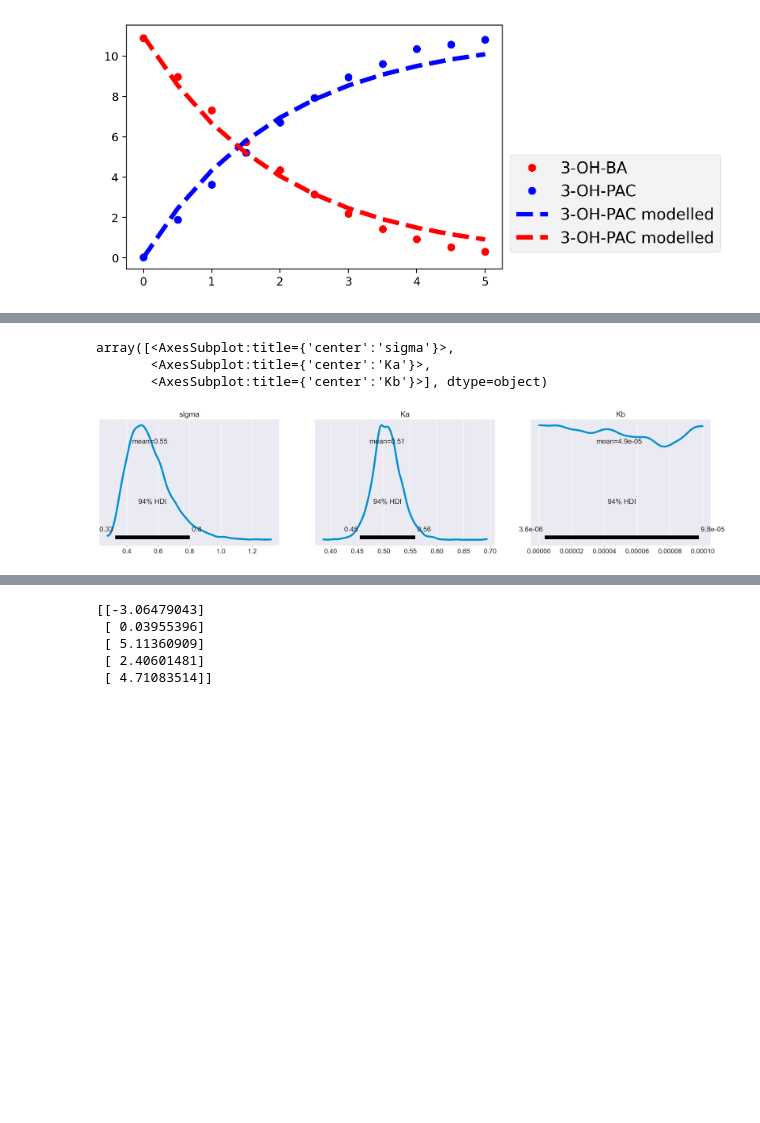
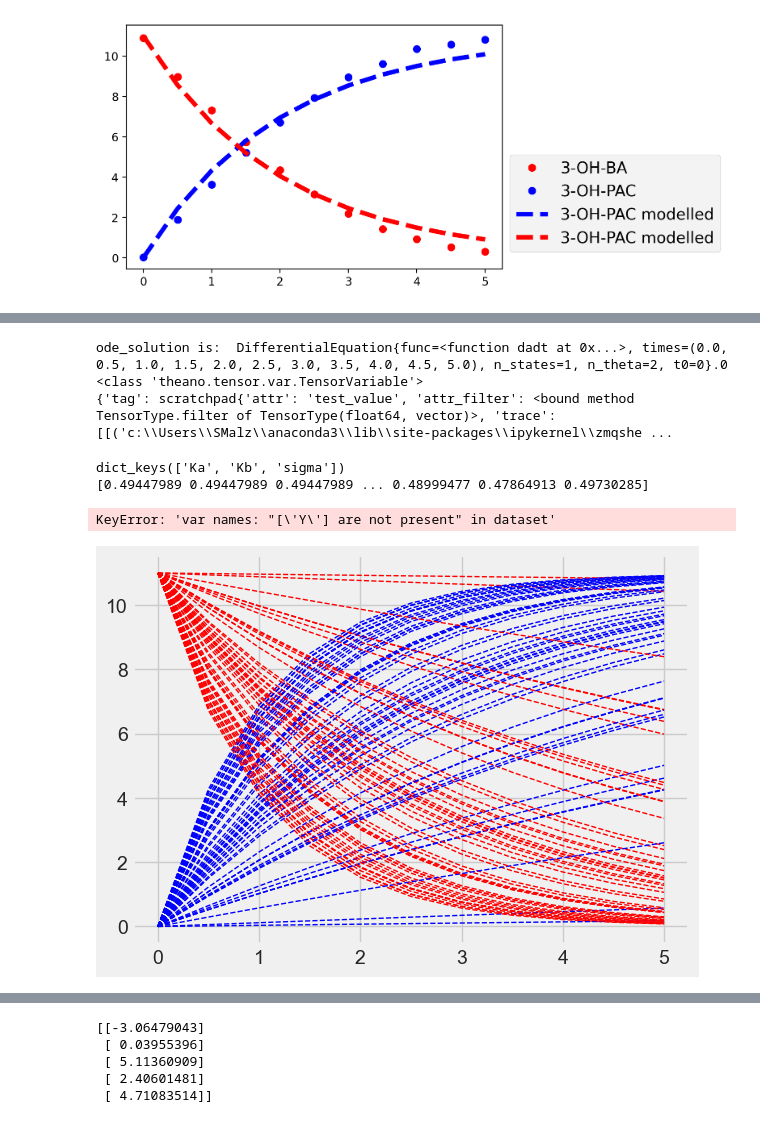
Before and after one commit to BioCatHub/wt_modeling, a Jupyter notebook: Drafts/pymc3/dataset_dominic.ipynb, the cells around one changed output, grey strips where cells are left out. Cells and saved outputs as stored; diff of their text form; code cells hidden in the pictures; blank space fills up the shorter version.

Commit message:
feat pymc3 optimised

```diff
--- a/Drafts/pymc3/dataset_dominic.ipynb
+++ b/Drafts/pymc3/dataset_dominic.ipynb
@@ -161,7 +151,6 @@ data = np.array(data_list)
 y0_array = np.array([11, 0])
 y0 = [20]
 
-
 def dadt(y, t, p):
     dadt = -p[0]*y[0] + p[1]*y[0]
     return dadt
@@ -178,11 +167,21 @@ ode_model = DifferentialEquation(func=dadt, times=time, n_states=1, n_theta=2)
 with pm.Model() as model:
     # Specify prior distributions for soem of our model parameters
     Ka = pm.Uniform("Ka", 0, 1)
+    init = pm.Normal("init",11, 1)
     Kb = pm.Uniform("Kb", 0, 0.000000001)
     sigma = pm.Normal("sigma", 0.1)
 
     ode_solution = ode_model(y0=[11], theta=[Ka, Kb])
+    # man kann die ode solutions slicen
+    ode_solution_s = ode_solution[:,0]
+
     # The ode_solution has a shape of (n_times, n_states)
+    # hierarchical modelling
+    # Tensor variablen ansehen
+
+    # Ode solution can be splitted in several likelihoods, however this works
+    # murefi???????
+    # Array broadcasting: Wenn man als µ einen Vektor reingibt, kann man als observed eine Matrix reingibt
 
     Y = pm.Normal("Y", mu=ode_solution, sigma=sigma, observed=substrates)
 
@@ -268,10 +267,11 @@ with pm.Model() as model:
     # The ode_solution has a shape of (n_times, n_states)
 
     Y = pm.Normal("Y", mu=ode_solution, sigma=sigma, observed=substrates)
+    print(type(Y))
 
-    prior = pm.sample_prior_predictive()
-    trace = pm.sample(2000, tune=1000, cores=1)
-    posterior_predictive = pm.sample_posterior_predictive(trace)
+    prior = pm.sample_prior_predictive(samples=50)
+    trace = (pm.sample(2000, tune=1000, cores=1))
+    posterior = (pm.sample_posterior_predictive(trace, var_names=["Y","Ka", "Kb", "sigma"]))
 
-    data = az.from_pymc3(trace=trace,posterior_predictive=posterior_predictive)
+    #data = az.from_pymc3(trace = trace, prior = prior, posterior = posterior)
 # %% [output]
@@ -299,11 +301,44 @@ There were 7 divergences after tuning. Increase `target_accept` or reparameteriz
 [interactive output not drawn]
-# %%
-az.plot_posterior(data)
-# %% [output]
-array([<AxesSubplot:title={'center':'sigma'}>,
-       <AxesSubplot:title={'center':'Ka'}>,
-       <AxesSubplot:title={'center':'Kb'}>], dtype=object)
-[figure, removed]
+# %%
+print("ode_solution is: ",ode_solution)
+subtensor1 = ode_solution[0]
+print(type(subtensor1))
+
+print(subtensor1.__dict__)
+
+
+
+#tensor = ode_solution[1:3]
+# %% [output]
+ode_solution is:  DifferentialEquation{func=<function dadt at 0x...>, times=(0.0, 0.5, 1.0, 1.5, 2.0, 2.5, 3.0, 3.5, 4.0, 4.5, 5.0), n_states=1, n_theta=2, t0=0}.0
+<class 'theano.tensor.var.TensorVariable'>
+{'tag': scratchpad{'attr': 'test_value', 'attr_filter': <bound method TensorType.filter of TensorType(float64, vector)>, 'trace': [[('c:\\Users\\SMalz\\anaconda3\\lib\\site-packages\\ipykernel\\zmqshe ...
+# %%
+fig, pri = plt.subplots()
+plt.style.use(['seaborn-whitegrid'])
+plt.rcParams['lines.linewidth'] = 1
+
+
+for i,j in zip(prior["Ka"],prior["Kb"]):
+
+    sol = odeint(dglsys, y0_array, time_before_feed, args=(i, j))
+
+    pri.plot(time_before_feed, sol[:,1], label="3-OH-PAC modelled", linestyle="--", color="blue")
+    pri.plot(time_before_feed, sol[:,0], label="3-OH-PAC modelled", linestyle="--", color="red")
+
+
+print(posterior.keys())
+print(posterior["Ka"])
+
+Ka = posterior["Ka"]
+len(Ka)
+
+az.plot_ppc(az.from_pymc3(posterior_predictive=posterior, model=model))
+# %% [output]
+dict_keys(['Ka', 'Kb', 'sigma'])
+[0.49447989 0.49447989 0.49447989 ... 0.48999477 0.47864913 0.49730285]
+KeyError: 'var names: "[\'Y\'] are not present" in dataset'
+[figure, added]
 # %%
 # Test with PyMC3 and differential equation systems
 import arviz as az
```
Also changed, not shown: parts of 12 cells of this notebook, 6 other files.
